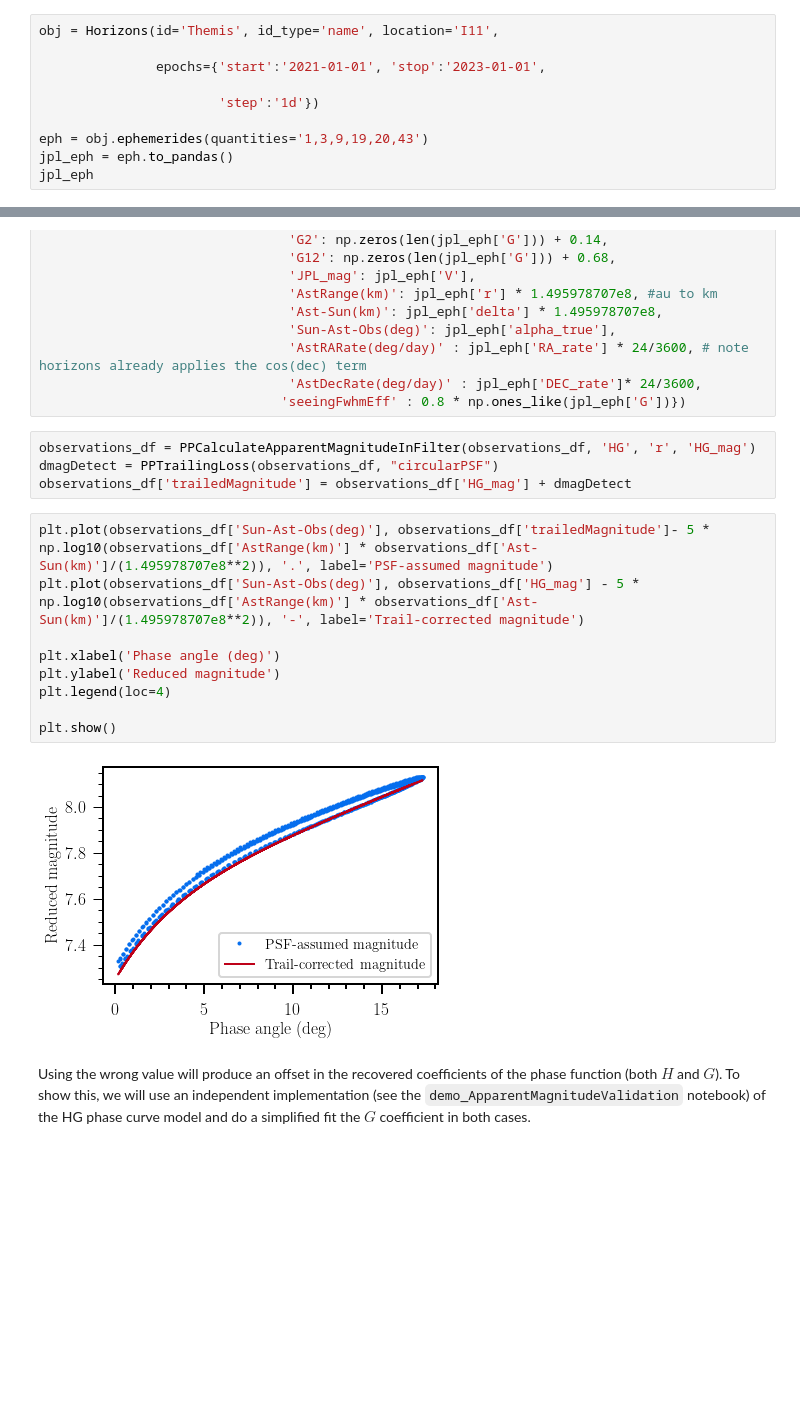
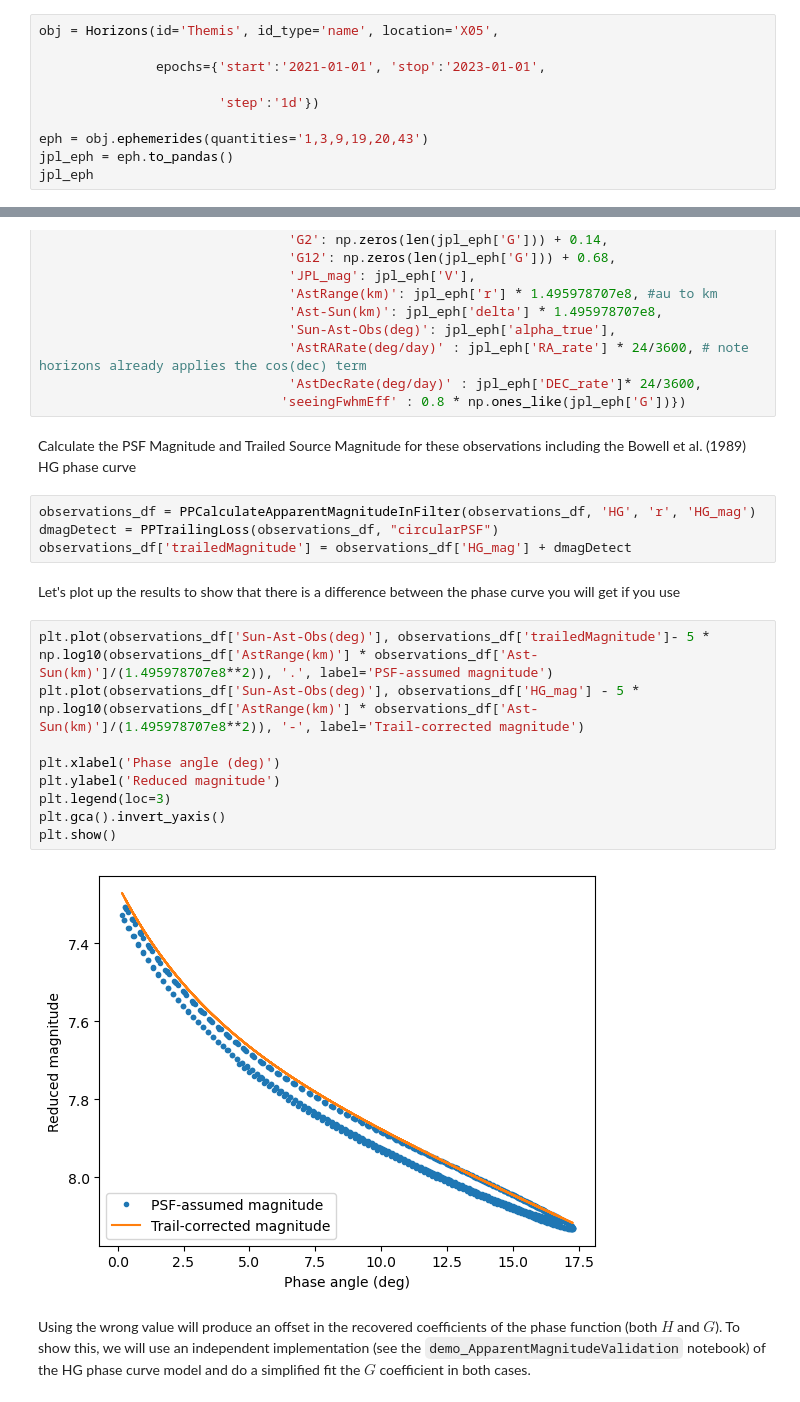
Before and after one commit to dirac-institute/sorcha, a Jupyter notebook: docs/notebooks/demo_TrailingLossPhasecurve.ipynb, the cells around one changed output, grey strips where cells are left out. Cells and saved outputs as stored; diff of their text form; blank space fills up the shorter version.

Commit message:
update to add improved trailed source versus PSF magnitude notebook
update to add improved trailed source versus PSF magnitude notebook

```diff
--- a/docs/notebooks/demo_TrailingLossPhasecurve.ipynb
+++ b/docs/notebooks/demo_TrailingLossPhasecurve.ipynb
@@ -13,5 +21,5 @@ import matplotlib.pyplot as plt
 # %%
-obj = Horizons(id='Themis', id_type='name', location='I11',
+obj = Horizons(id='Themis', id_type='name', location='X05',
 
                epochs={'start':'2021-01-01', 'stop':'2023-01-01',
 
@@ -49,21 +57,25 @@ observations_df = pd.DataFrame({'MJD':jpl_eph['datetime_jd'] - 2_400_000.5,
                                 'AstRARate(deg/day)' : jpl_eph['RA_rate'] * 24/3600, # note horizons already applies the cos(dec) term
                                 'AstDecRate(deg/day)' : jpl_eph['DEC_rate']* 24/3600,
                                'seeingFwhmEff' : 0.8 * np.ones_like(jpl_eph['G'])})
+# %% [markdown]
+Calculate the PSF Magnitude and Trailed Source Magnitude for these observations including the  Bowell et al. (1989) HG phase curve
 # %%
 observations_df = PPCalculateApparentMagnitudeInFilter(observations_df, 'HG', 'r', 'HG_mag')
 dmagDetect = PPTrailingLoss(observations_df, "circularPSF")
 observations_df['trailedMagnitude'] = observations_df['HG_mag'] + dmagDetect
+# %% [markdown]
+Let's plot up the results to show that there is a difference between the phase curve you will get if you use
 # %%
 plt.plot(observations_df['Sun-Ast-Obs(deg)'], observations_df['trailedMagnitude']- 5 * np.log10(observations_df['AstRange(km)'] * observations_df['Ast-Sun(km)']/(1.495978707e8**2)), '.', label='PSF-assumed magnitude')
 plt.plot(observations_df['Sun-Ast-Obs(deg)'], observations_df['HG_mag'] - 5 * np.log10(observations_df['AstRange(km)'] * observations_df['Ast-Sun(km)']/(1.495978707e8**2)), '-', label='Trail-corrected magnitude')
 
 plt.xlabel('Phase angle (deg)')
 plt.ylabel('Reduced magnitude')
-plt.legend(loc=4)
-
+plt.legend(loc=3)
+plt.gca().invert_yaxis()
 plt.show()
 # %% [output]
-[figure, old version]
+[figure, new version]
 # %% [markdown]
 Using the wrong value will produce an offset in the recovered coefficients of the phase function (both $H$ and $G$). To show this, we will use an independent implementation (see the `demo_ApparentMagnitudeValidation` notebook) of the HG phase curve model and do a simplified fit the $G$ coefficient in both cases.
 # %%
```
Also changed, not shown: parts of 9 cells of this notebook, 2 other files.
